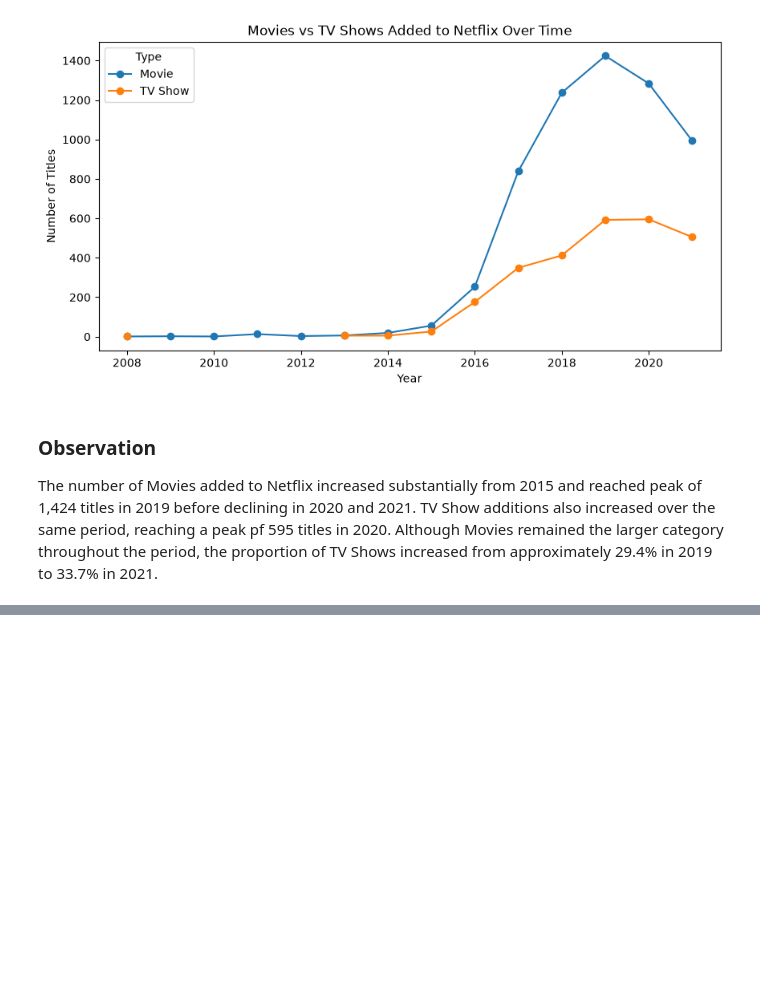
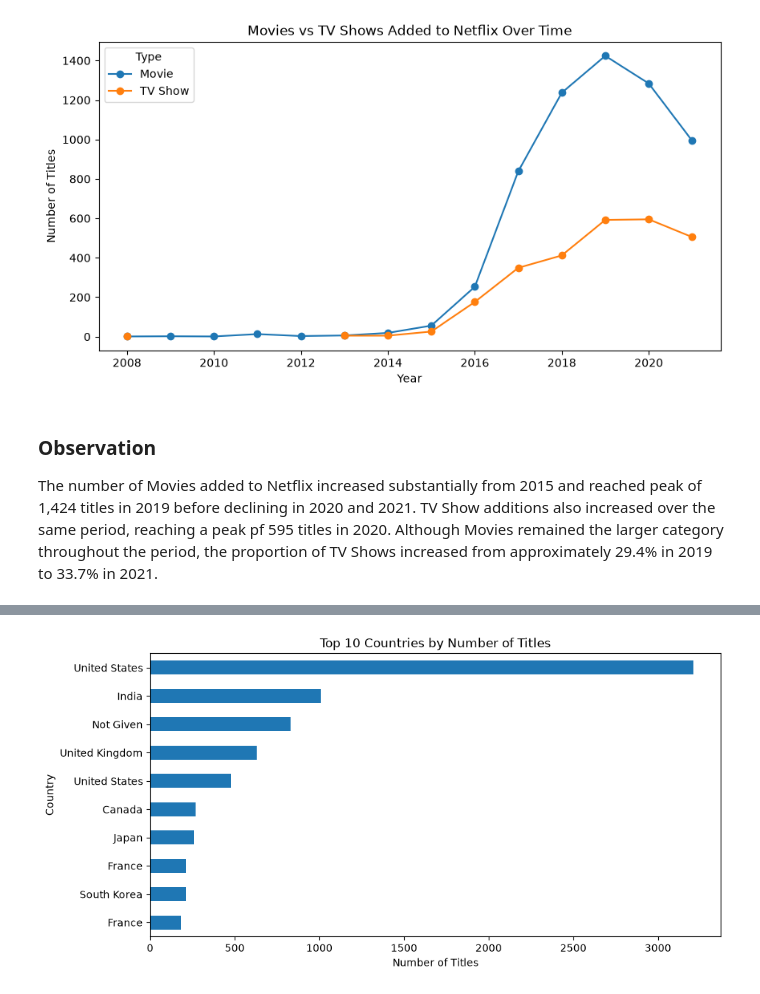
Before and after one commit to Minakshi-kaushik/Netflix-Data-Analysis, a Jupyter notebook: notebooks/netflix_analysis.ipynb, the cells around one changed output, grey strips where cells are left out. Cells and saved outputs as stored; diff of their text form; code cells hidden in the pictures; blank space fills up the shorter version.

```diff
--- a/notebooks/netflix_analysis.ipynb
+++ b/notebooks/netflix_analysis.ipynb
@@ -345,0 +589,11 @@ The number of Movies added to Netflix increased substantially from 2015 and reac
+# %%
+countries = (
+    df["country"]
+    .dropna()
+    .str.split(",")
+    .explode()
+)
+
+top_countries = countries.value_counts().head(10)
+
+print(top_countries)
@@ -345,0 +613,13 @@ The number of Movies added to Netflix increased substantially from 2015 and reac
+# %%
+plt.figure(figsize=(10,5))
+
+top_countries.sort_values().plot(kind="barh")
+
+plt.title("Top 10 Countries by Number of Titles")
+plt.xlabel("Number of Titles")
+plt.ylabel("Country")
+
+plt.savefig("../visualizations/top_10_countries.png", bbox_inches="tight")
+plt.show()
+# %% [output]
+[figure, added]
```
Also changed, not shown: parts of 31 cells of this notebook, 5 other files.
